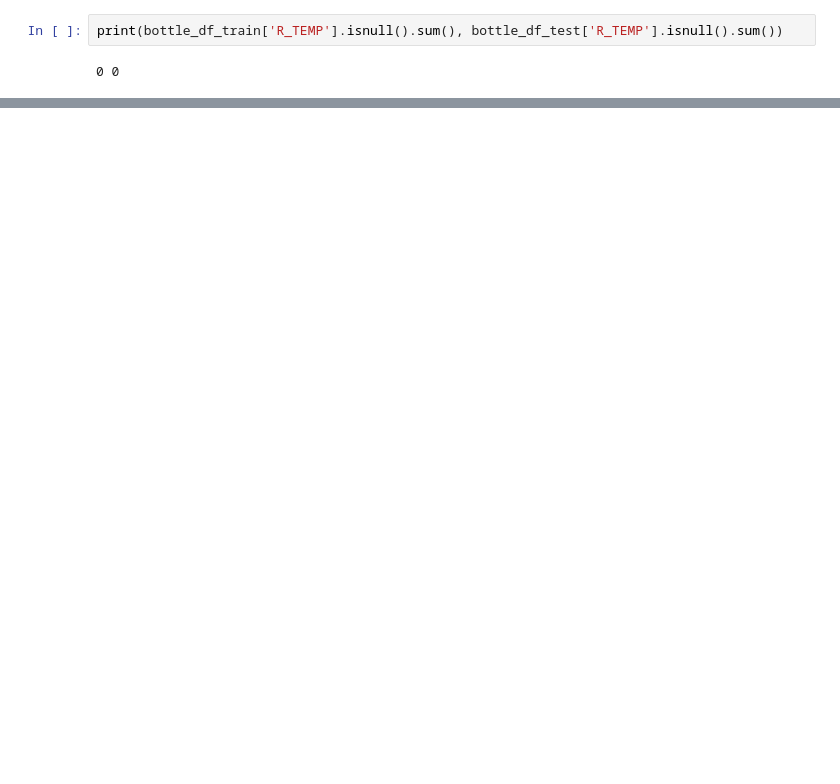
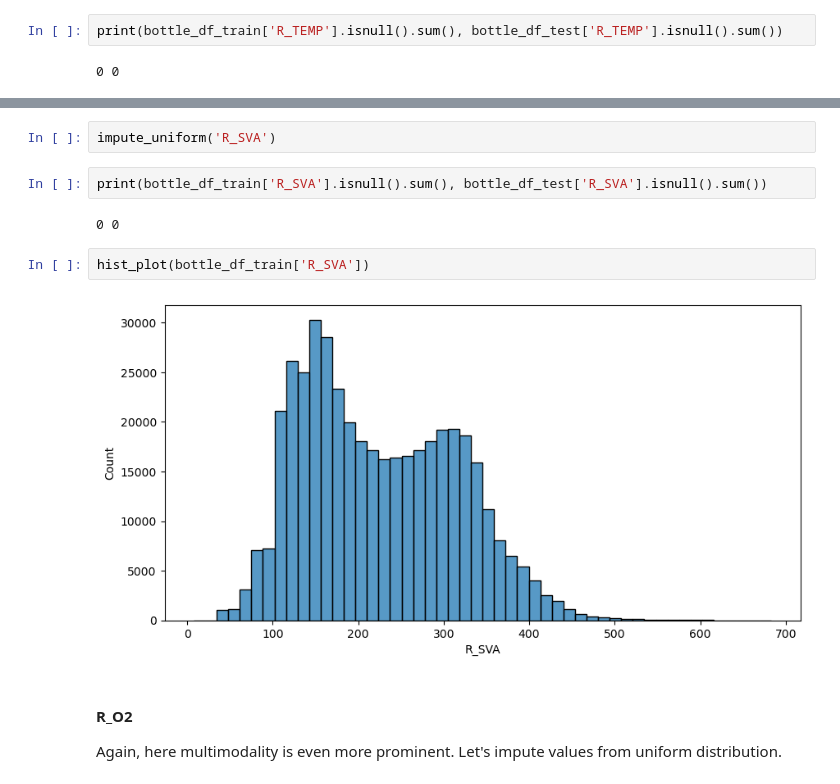
Before and after one commit to AndreiShelest/CalCOFI, a Jupyter notebook: notebooks/02.split-impute-explore.ipynb, the cells around one changed output, grey strips where cells are left out. Drawn from its saved outputs; the diff is of its cells as text; blank space fills up the shorter version.

```diff
--- a/notebooks/02.split-impute-explore.ipynb
+++ b/notebooks/02.split-impute-explore.ipynb
@@ -179,0 +215,14 @@ hist_plot(bottle_df_train['salinity_z'])
+# %%
+impute_uniform('R_SVA')
+# %%
+print(bottle_df_train['R_SVA'].isnull().sum(), bottle_df_test['R_SVA'].isnull().sum())
+# %% [output]
+0 0
+# %%
+hist_plot(bottle_df_train['R_SVA'])
+# %% [output]
+[figure, added]
+# %% [markdown]
+#### R_O2
+
+Again, here multimodality is even more prominent. Let's impute values from uniform distribution.
```
Also changed, not shown: parts of 31 cells of this notebook.
